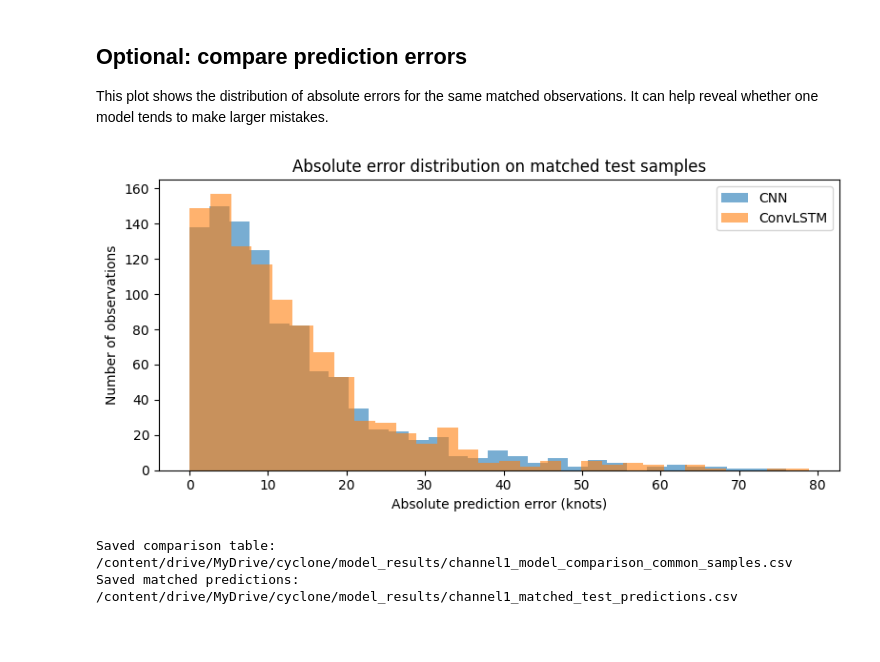
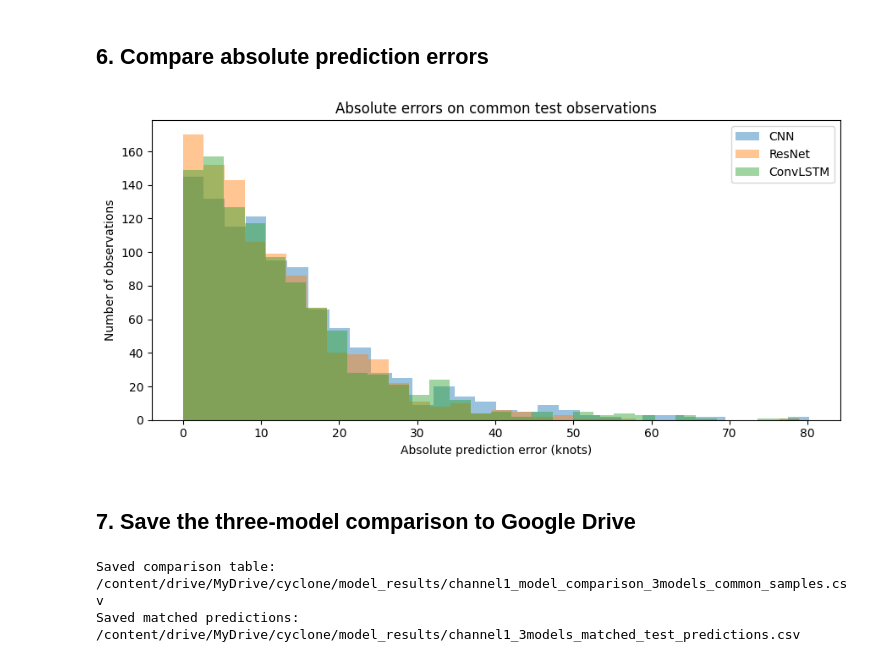
Before and after one commit to sinchanabm-ux/CycloneConnect, a Jupyter notebook: deep_learning/notebooks/03_Model_Comparison.ipynb, the cells around one changed output. Drawn from its saved outputs; the diff is of its cells as text; code cells hidden in the pictures; blank space fills up the shorter version.

```diff
--- a/deep_learning/notebooks/03_Model_Comparison.ipynb
+++ b/deep_learning/notebooks/03_Model_Comparison.ipynb
@@ -302,32 +304,38 @@ plt.show()
-# %% [markdown]
-## Optional: compare prediction errors
-
-This plot shows the distribution of absolute errors for the same matched observations. It can help reveal whether one model tends to make larger mistakes.
+# %% [markdown]
+## 6. Compare absolute prediction errors
 # %%
-matched['cnn_absolute_error'] = (matched['prediction_cnn'] - matched['actual_wind']).abs()
-matched['convlstm_absolute_error'] = (matched['prediction_convlstm'] - matched['actual_wind']).abs()
+for model_name in ['CNN', 'ResNet', 'ConvLSTM']:
+    matched[f'{model_name}_absolute_error'] = (
+        matched[f'prediction_{model_name}'] - matched['actual_wind']
+    ).abs()
 
-plt.figure(figsize=(8, 4))
-plt.hist(matched['cnn_absolute_error'], bins=30, alpha=0.6, label='CNN')
-plt.hist(matched['convlstm_absolute_error'], bins=30, alpha=0.6, label='ConvLSTM')
+plt.figure(figsize=(9, 4.5))
+for model_name in ['CNN', 'ResNet', 'ConvLSTM']:
+    plt.hist(
+        matched[f'{model_name}_absolute_error'],
+        bins=30,
+        alpha=0.45,
+        label=model_name
+    )
 plt.xlabel('Absolute prediction error (knots)')
 plt.ylabel('Number of observations')
-plt.title('Absolute error distribution on matched test samples')
+plt.title('Absolute errors on common test observations')
 plt.legend()
 plt.tight_layout()
 plt.show()
 # %% [output]
-[figure, old version]
+[figure, new version]
+# %% [markdown]
+## 7. Save the three-model comparison to Google Drive
 # %%
-# Save the fair comparison table and matched predictions to Google Drive
-comparison_path = RESULTS_DIR / 'channel1_model_comparison_common_samples.csv'
-matched_path = RESULTS_DIR / 'channel1_matched_test_predictions.csv'
+comparison_path = RESULTS_DIR / 'channel1_model_comparison_3models_common_samples.csv'
+matched_path = RESULTS_DIR / 'channel1_3models_matched_test_predictions.csv'
 
 comparison.to_csv(comparison_path, index=False)
 matched.to_csv(matched_path, index=False)
 
-print('Saved comparison table:', comparison_path)
-print('Saved matched predictions:', matched_path)
+print("Saved comparison table:", comparison_path)
+print("Saved matched predictions:", matched_path)
 # %% [output]
-Saved comparison table: /content/drive/MyDrive/cyclone/model_results/channel1_model_comparison_common_samples.csv
-Saved matched predictions: /content/drive/MyDrive/cyclone/model_results/channel1_matched_test_predictions.csv
+Saved comparison table: /content/drive/MyDrive/cyclone/model_results/channel1_model_comparison_3models_common_samples.csv
+Saved matched predictions: /content/drive/MyDrive/cyclone/model_results/channel1_3models_matched_test_predictions.csv
```
Also changed, not shown: parts of 18 cells of this notebook, 1 other file.
